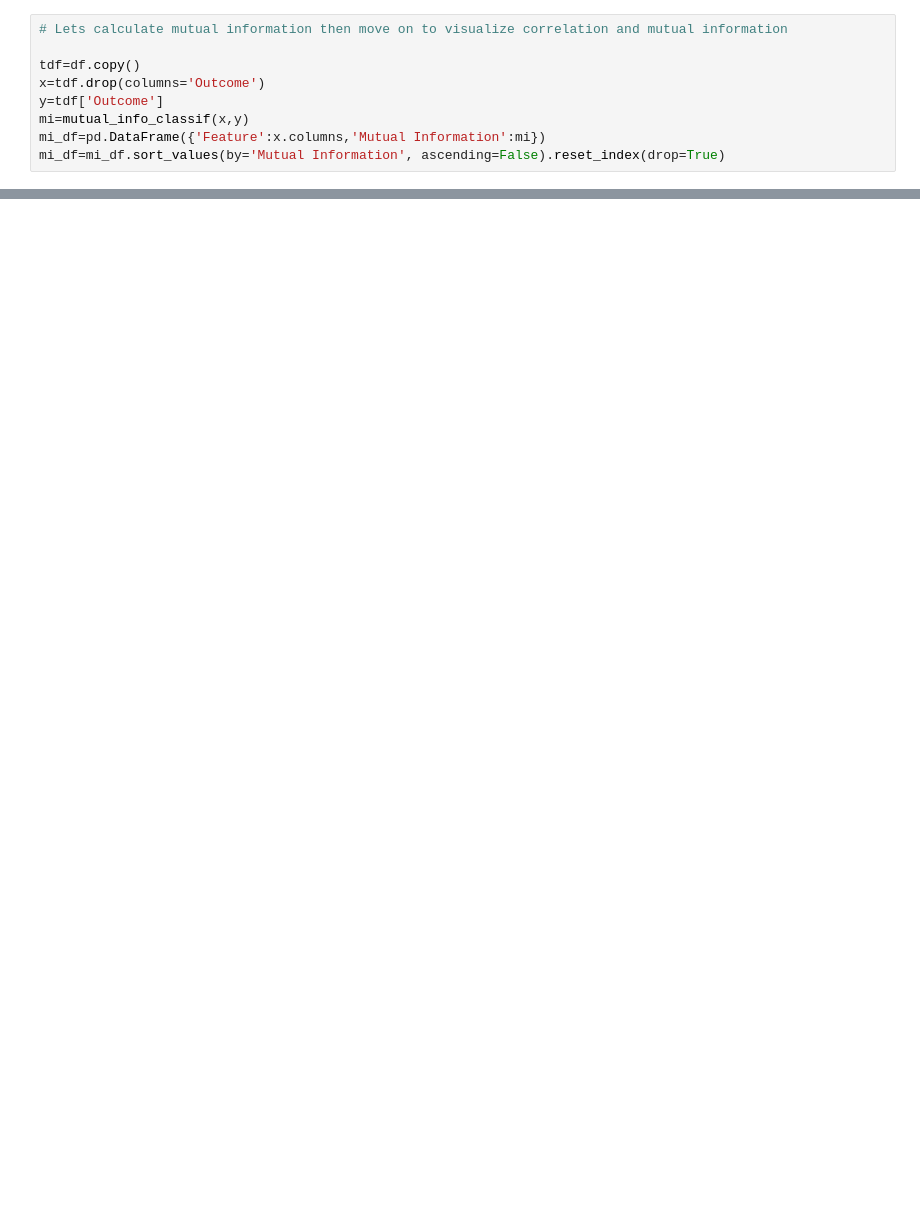
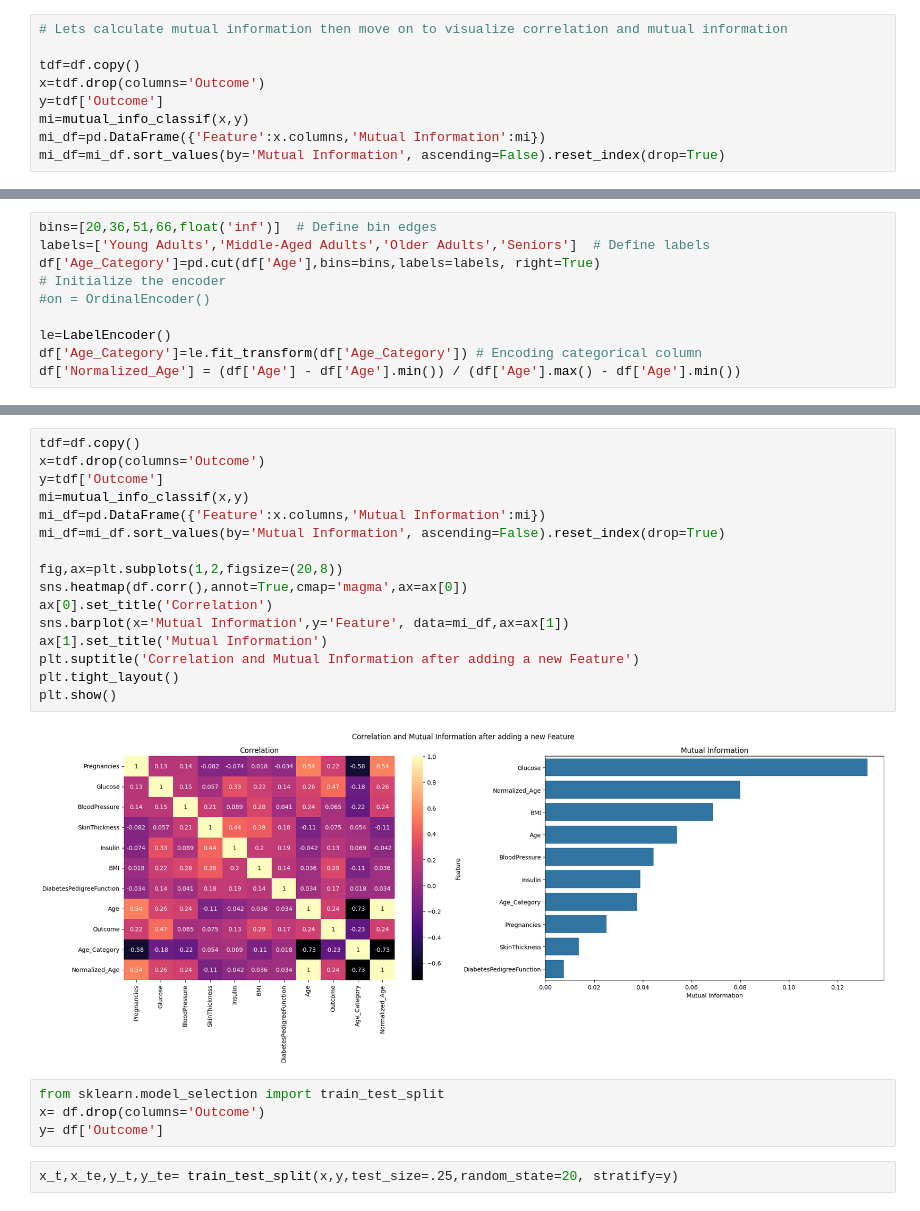
Before and after one commit to waheb-1988/machine_learning_pipeline, a Jupyter notebook: diabetes/eda.ipynb, the cells around one changed output, grey strips where cells are left out. Saved outputs shown, nothing was run; the diff lists cells and outputs as text; blank space fills up the shorter version.

```diff
--- a/diabetes/eda.ipynb
+++ b/diabetes/eda.ipynb
@@ -142,0 +134,10 @@ plt.show()
+# %%
+bins=[20,36,51,66,float('inf')]  # Define bin edges
+labels=['Young Adults','Middle-Aged Adults','Older Adults','Seniors']  # Define labels
+df['Age_Category']=pd.cut(df['Age'],bins=bins,labels=labels, right=True)
+# Initialize the encoder
+#on = OrdinalEncoder()
+
+le=LabelEncoder()
+df['Age_Category']=le.fit_transform(df['Age_Category']) # Encoding categorical column
+df['Normalized_Age'] = (df['Age'] - df['Age'].min()) / (df['Age'].max() - df['Age'].min())
@@ -142,0 +160,24 @@ plt.show()
+# %%
+tdf=df.copy()
+x=tdf.drop(columns='Outcome')
+y=tdf['Outcome']
+mi=mutual_info_classif(x,y)
+mi_df=pd.DataFrame({'Feature':x.columns,'Mutual Information':mi})
+mi_df=mi_df.sort_values(by='Mutual Information', ascending=False).reset_index(drop=True)
+
+fig,ax=plt.subplots(1,2,figsize=(20,8))
+sns.heatmap(df.corr(),annot=True,cmap='magma',ax=ax[0])
+ax[0].set_title('Correlation')
+sns.barplot(x='Mutual Information',y='Feature', data=mi_df,ax=ax[1])
+ax[1].set_title('Mutual Information')
+plt.suptitle('Correlation and Mutual Information after adding a new Feature')
+plt.tight_layout()
+plt.show()
+# %% [output]
+[figure, added]
+# %%
+from sklearn.model_selection import train_test_split
+x= df.drop(columns='Outcome')
+y= df['Outcome']
+# %%
+x_t,x_te,y_t,y_te= train_test_split(x,y,test_size=.25,random_state=20, stratify=y)
```
Also changed, not shown: parts of 13 cells of this notebook, 2 other files.
